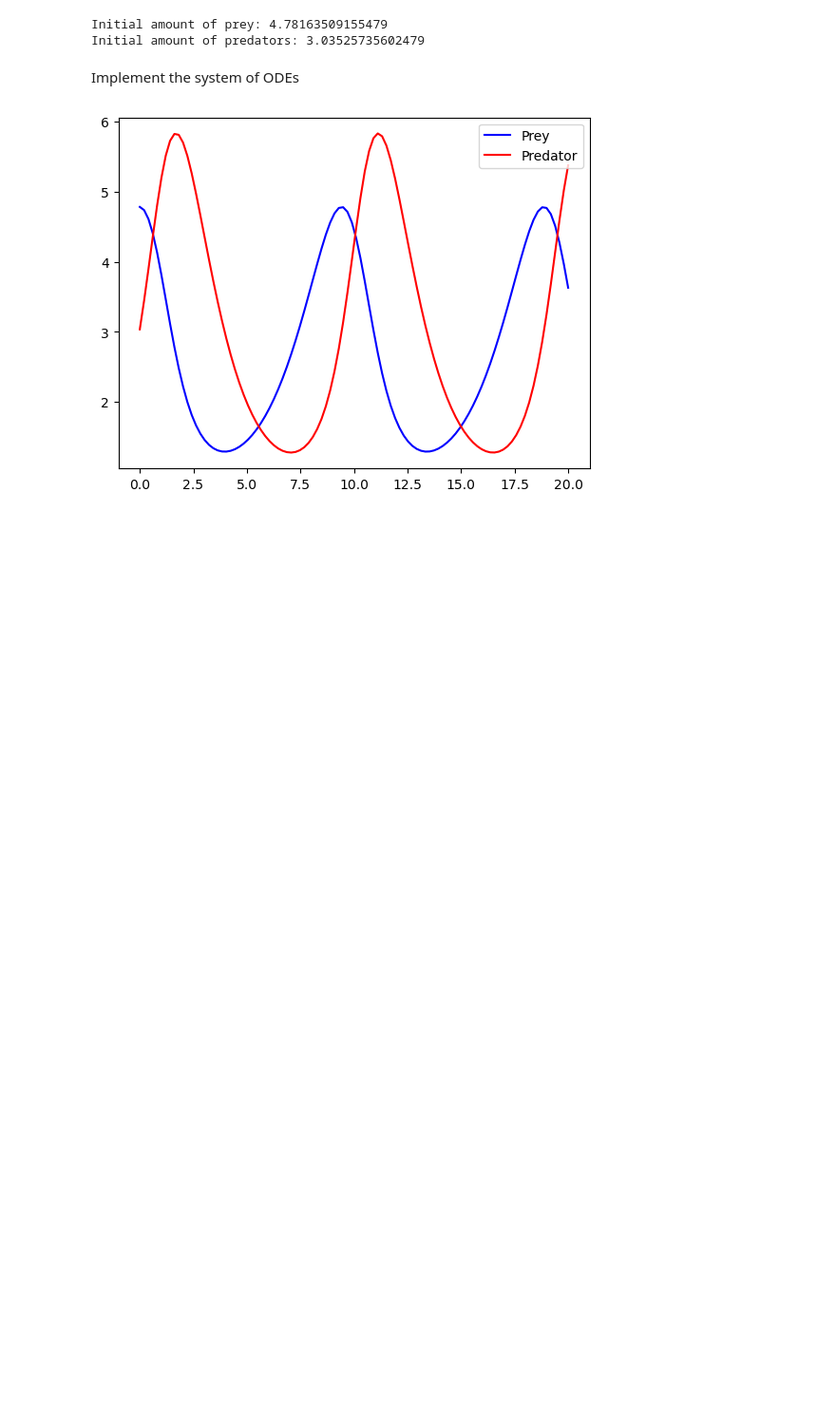
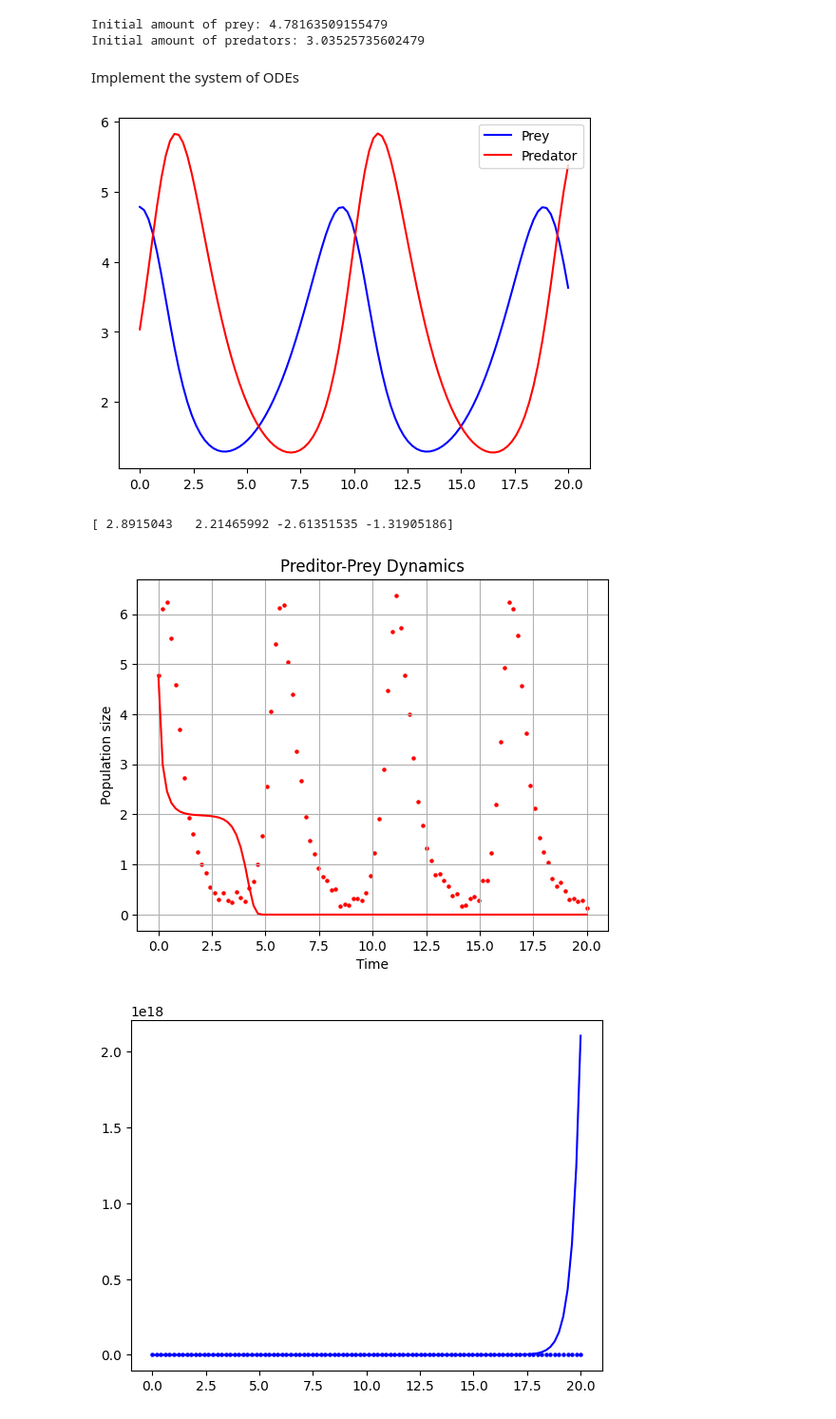
Before and after one commit to estherlb/stochastic_3, a Jupyter notebook: Reverse-Engineering Predator-Prey System/predator_prey.ipynb, the cells around one changed output. Shown: that part at 95% size. Cells and saved outputs as stored; diff of their text form; code cells hidden in the pictures; blank space fills up the shorter version.

Commit message:
curve fit

```diff
--- a/Reverse-Engineering Predator-Prey System/predator_prey.ipynb
+++ b/Reverse-Engineering Predator-Prey System/predator_prey.ipynb
@@ -77,3 +77,58 @@ from scipy.optimize import minimize
 def abs_residual(init, t, alpha, beta, delta, gamma):
     out = odeint(lotka_volterra, init, t, args = (alpha,beta,delta,gamma))
     return np.linalg.norm(out - data)**2
+# %%
+def loss_function(params, t_data, x, y):
+    y0 = [x[0], y[0]]
+    t = np.linspace(t_data[0], t_data[-1], num=len(t_data))
+    output = odeint(lotka_volterra, y0, t, args=(params[0], params[1], params[2], params[3]))
+
+    loss = 0
+    for i in range(len(t)):
+        x_data = x[i]
+        x_model = output[i,0]
+
+        y_data = y[i]
+        y_model = output[i,1]
+
+        res = (x_data - x_model)**2 + (y_data - y_model)**2
+        loss += res
+    return(loss)
+# %%
+from scipy.optimize import fmin
+params0 = np.array([1,1,1,1])
+t = np.array(df['t'], dtype=float)
+x = np.array(df['x'], dtype=float)
+y = np.array(df['y'], dtype=float)
+minimum = fmin(loss_function, params0, args=(t,x,y))
+
+print(minimum)
+
+alpha_fit = minimum[0]
+beta_fit = minimum[1]
+delta_fit = minimum[2]
+gamma_fit = minimum[3]
+
+y0 = [x[0], y[0]]
+t = np.linspace(t[0], t[-1], num=len(t))
+
+output = odeint(lotka_volterra, y0, t, args=(alpha_fit, beta_fit, delta_fit, gamma_fit))
+
+plt.title("Preditor-Prey Dynamics")
+plt.ylabel("Population size")
+plt.xlabel("Time")
+plt.grid()
+
+plt.plot(t,output[:,0], color="r")
+plt.scatter(df["t"], df["x"], color = 'r', s = 5, label = 'x (preditor)')
+
+plt.show()
+
+plt.plot(t,output[:,1], color="b")
+plt.scatter(df["t"], df["y"], color = 'b', s = 5, label = 'y (prey)')
+
+plt.show()
+# %% [output]
+[ 2.8915043   2.21465992 -2.61351535 -1.31905186]
+[figure, added]
+[figure, added]
```
Also changed, not shown: parts of 1 cell of this notebook.
